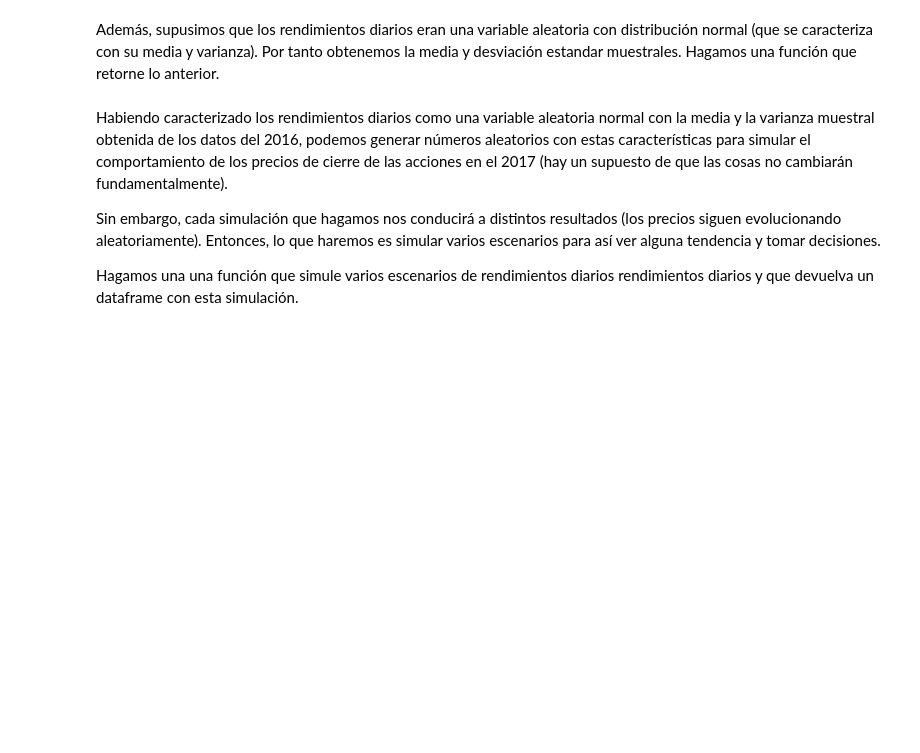
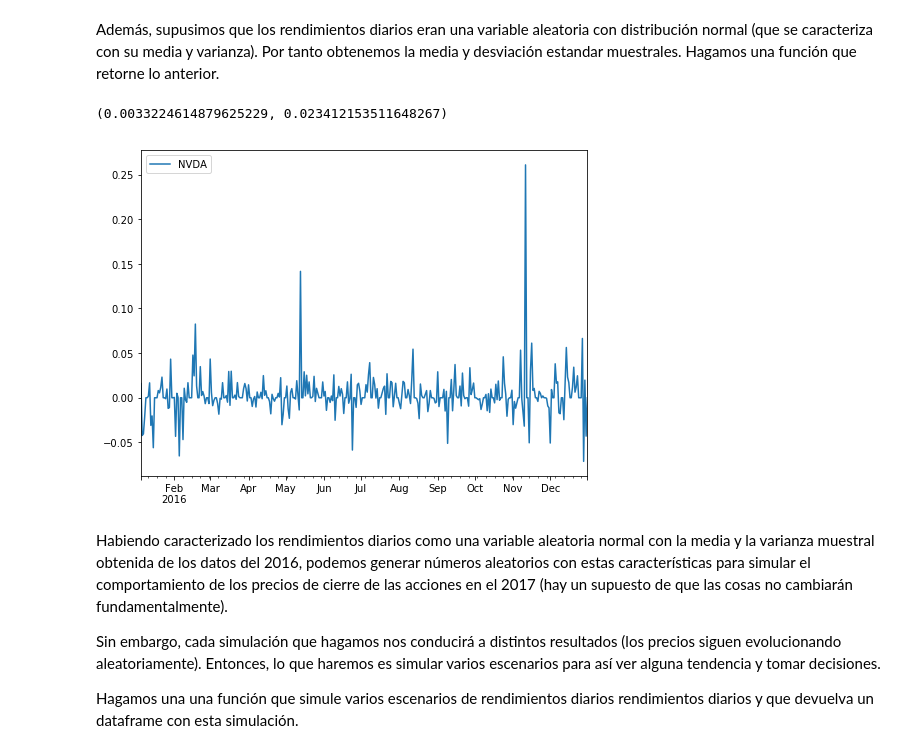
Before and after one commit to luzifi/Simulacion2017, a Jupyter notebook: Modulo2/Clase16_ProbabilidadPrecio-Umbral.ipynb, the cells around one changed output. Saved outputs shown, nothing was run; the diff lists cells and outputs as text; code cells hidden in the pictures; blank space fills up the shorter version.

```diff
--- a/Modulo2/Clase16_ProbabilidadPrecio-Umbral.ipynb
+++ b/Modulo2/Clase16_ProbabilidadPrecio-Umbral.ipynb
@@ -43,7 +61,21 @@ Además, supusimos que los rendimientos diarios eran una variable aleatoria con
+# %%
+# Función que devuelve rendimientos diarios, media y desviación estándar
+def mu_std_daily_ret(closes):
+    daily_returns = (np.log(closes/closes.shift(1)))[1:]
+    mu = daily_returns.mean().values[0]
+    sigma = daily_returns.std().values[0]
+    return daily_returns, mu, sigma
 # %%
 # Calculamos con la función anterior
+daily_returns, mu, sigma = mu_std_daily_ret(closes)
+mu, sigma
+# %% [output]
+(0.0033224614879625229, 0.023412153511648267)
 # %%
 # Graficamos rendimientos diarios
+daily_returns.plot(figsize=(8,6));
+# %% [output]
+[figure, added]
 # %% [markdown]
 Habiendo caracterizado los rendimientos diarios como una variable aleatoria normal con la media y la varianza muestral obtenida de los datos del 2016, podemos generar números aleatorios con estas características para simular el comportamiento de los precios de cierre de las acciones en el 2017 (hay un supuesto de que las cosas no cambiarán fundamentalmente).
 
```
Also changed, not shown: parts of 19 cells of this notebook.
